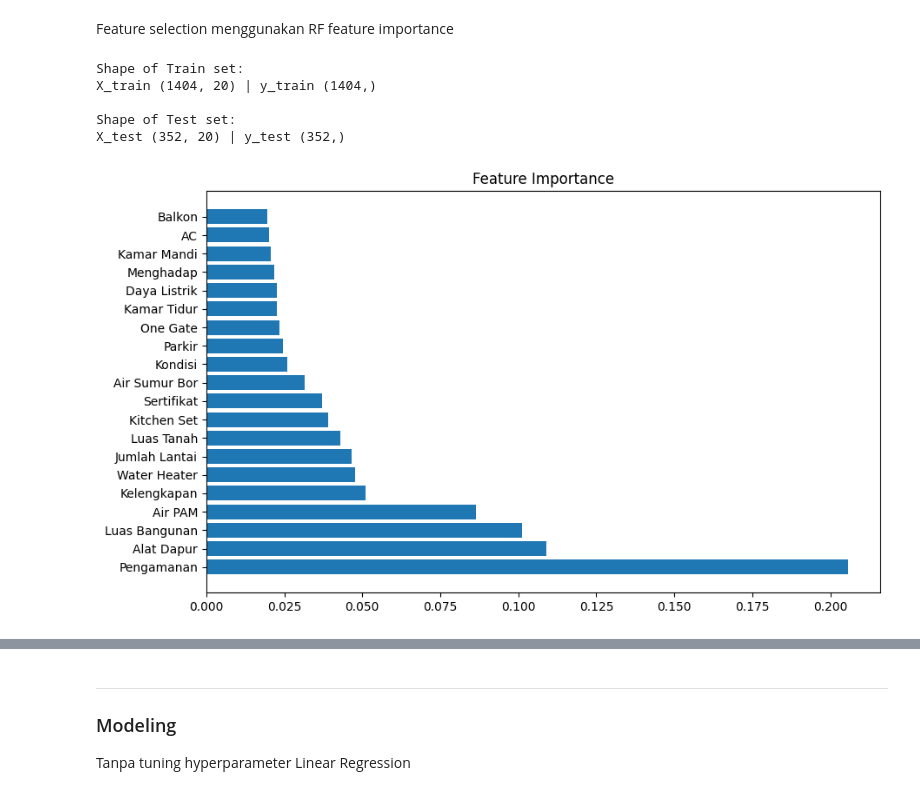
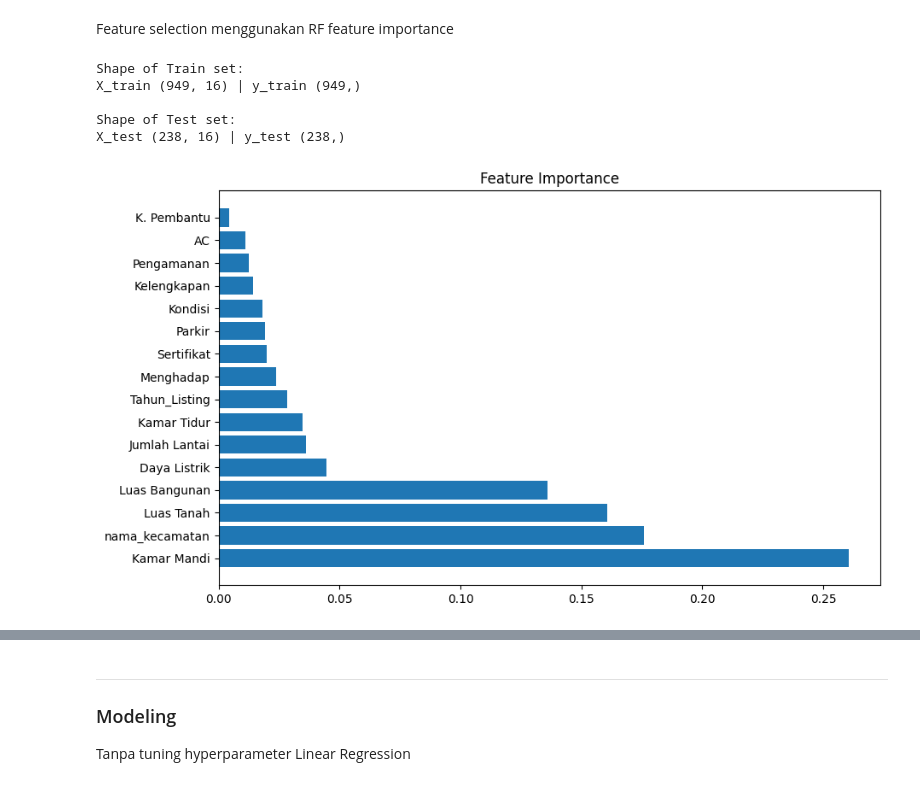
Before and after one commit to daff00/house-price-prediction, a Jupyter notebook: house_price_prediction.ipynb, the cells around one changed output, grey strips where cells are left out. Saved outputs shown, nothing was run; the diff lists cells and outputs as text; code cells hidden in the pictures.

```diff
--- a/house_price_prediction.ipynb
+++ b/house_price_prediction.ipynb
@@ -602,5 +589,5 @@ Nilai unik dari kolomKategori Luas Bangunan: ['Kecil' 'Sedang' 'Besar']
 label_enc = LabelEncoder()
 
 for i in rmh_cat_col:
-    rumah[i] = label_enc.fit_transform(rumah[i])
+    rumah_filtered[i] = label_enc.fit_transform(rumah_filtered[i])
 # %%
@@ -616,4 +602,3 @@ rumah.head()
 # %%
-X = rumah.iloc[:, 1:26]
-y = rumah['harga'].values
-X
+X = rumah_filtered.iloc[:, 1:26]
+y = rumah_filtered['harga'].values
@@ -658,31 +605,36 @@ X_scaled = pca.fit_transform(X_scaled)
 # %% [markdown]
 Feature selection menggunakan RF feature importance
 # %%
-X_train, X_test, y_train, y_test = train_test_split(X_scaled, y, test_size=0.2, random_state=42)
+X_train, X_test, y_train, y_test = train_test_split(X, y, test_size=0.2, random_state=42)
 print(f"Shape of Train set: \nX_train {X_train.shape} | y_train {y_train.shape}\n")
 print(f"Shape of Test set: \nX_test {X_test.shape} | y_test {y_test.shape}")
 # %% [output]
 Shape of Train set:
-X_train (1404, 20) | y_train (1404,)
+X_train (949, 16) | y_train (949,)
 
 Shape of Test set:
-X_test (352, 20) | y_test (352,)
+X_test (238, 16) | y_test (238,)
+# %%
+# MinMaxScaler
+mms = StandardScaler()
+X_train_scaled = mms.fit_transform(X_train)
+X_test_scaled = mms.fit_transform(X_test)
 # %%
 rf = RandomForestRegressor()
-rf.fit(X_train, y_train)
+rf.fit(X_train_scaled, y_train)
 
 fi = rf.feature_importances_
 
-feat_name = X_scaled_df.columns
+feat_name = X.columns
 
 # Sort features by importance in descending order
 sorted_idx = fi.argsort()[::-1]
 
 # Create a bar plot to visualize feature importance
 plt.figure(figsize=(10, 6))
 plt.barh(range(len(sorted_idx)), fi[sorted_idx])
 plt.yticks(range(len(sorted_idx)), feat_name[sorted_idx])
 plt.title("Feature Importance")
 plt.show()
 # %% [output]
-[figure, old version]
+[figure, new version]
```
Also changed, not shown: parts of 47 cells of this notebook.
